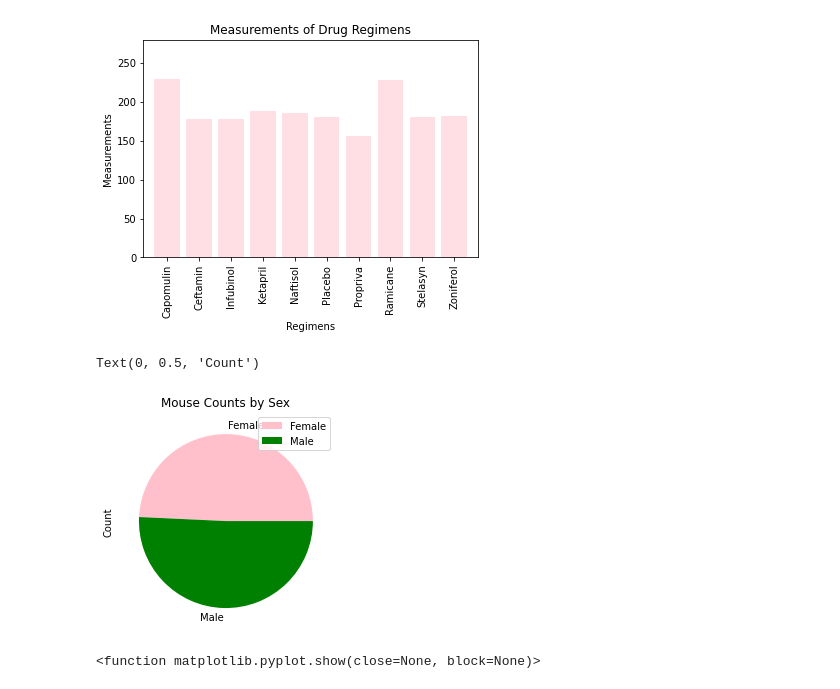
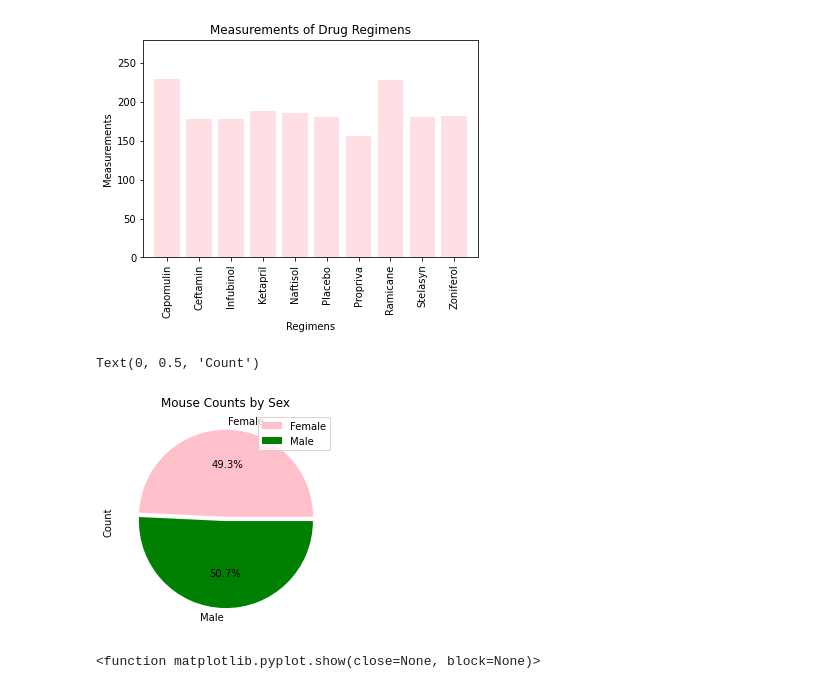
Before and after one commit to jessches5/Matplotlib-Homework, a Jupyter notebook: Pymaceuticals/pymaceuticals_starter.ipynb, the cells around one changed output. Saved outputs shown, nothing was run; the diff lists cells and outputs as text; code cells hidden in the pictures.

Commit message:
updated pie charts

```diff
--- a/Pymaceuticals/pymaceuticals_starter.ipynb
+++ b/Pymaceuticals/pymaceuticals_starter.ipynb
@@ -222,17 +222,17 @@ plt.xticks(rotation=90)
 # %%
 # Generate a pie plot showing the distribution of female versus male mice using pandas
 #df = pd.DataFrame({'mass': [0.330, 4.87 , 5.97],
                   # 'radius': [2439.7, 6051.8, 6378.1]},
                   #index=['Mercury', 'Venus', 'Earth'])
 #plot = df.plot.pie(y='mass', figsize=(5, 5))
 
 
 mice_sex = unduplicated_mice.groupby(["Sex"]).count()
-mice_sex.plot(kind="pie", y="Mouse ID", title=("Mouse Counts by Sex"), colors=["pink", "green"])
+mice_sex.plot(kind="pie", y="Mouse ID", title=("Mouse Counts by Sex"), colors=["pink", "green"], autopct = "%1.1f%%", explode=explode)
 plt.ylabel("Count")
 # %% [output]
 Text(0, 0.5, 'Count')
-[figure, old version]
+[figure, new version]
 # %%
 # Generate a pie plot showing the distribution of female versus male mice using pyplot
 
```
